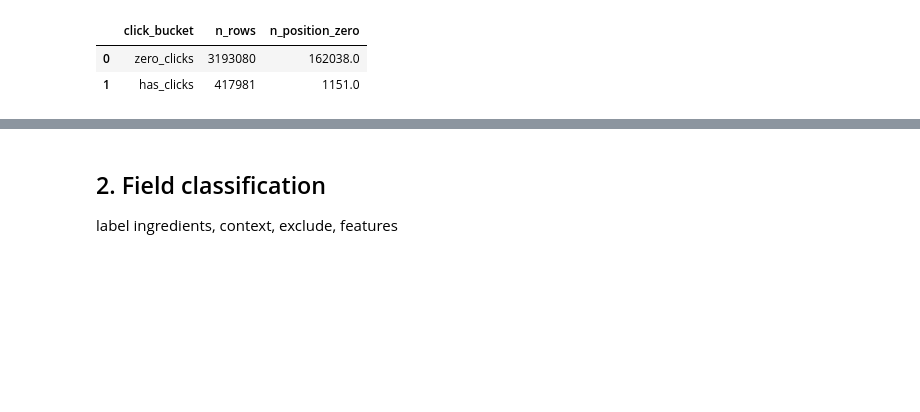
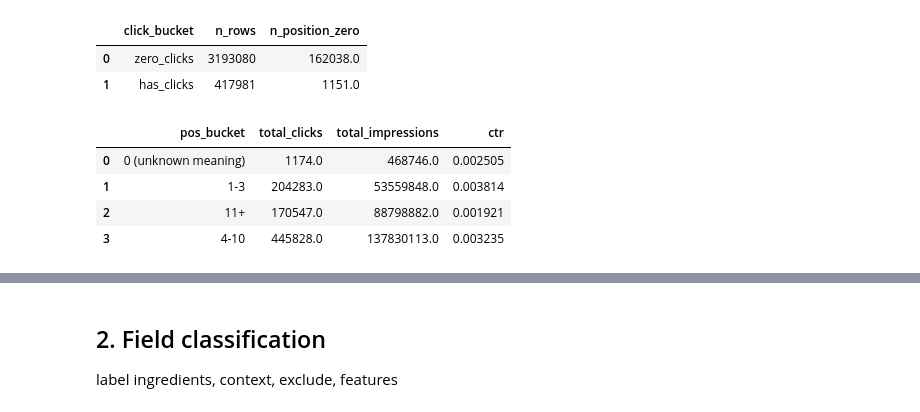
Before and after one commit to AxelYoel/FlyRank-AI-Internship---Axel-Yoel-Chandra, a Jupyter notebook: work/notebooks/w03_data_contract.ipynb, the cells around one changed output, grey strips where cells are left out. Cells and saved outputs as stored; diff of their text form; code cells hidden in the pictures; blank space fills up the shorter version.

```diff
--- a/work/notebooks/w03_data_contract.ipynb
+++ b/work/notebooks/w03_data_contract.ipynb
@@ -191,3 +191,24 @@ con.sql(f"""
 |  | click_bucket | n_rows | n_position_zero |
 | 0 | zero_clicks | 3193080 | 162038.0 |
 | 1 | has_clicks | 417981 | 1151.0 |
+# %%
+con.sql(f"""
+    SELECT
+      CASE WHEN gsc_avg_position = 0 THEN '0 (unknown meaning)'
+           WHEN gsc_avg_position <= 3 THEN '1-3'
+           WHEN gsc_avg_position <= 10 THEN '4-10'
+           ELSE '11+' END AS pos_bucket,
+      SUM(gsc_clicks) AS total_clicks,
+      SUM(gsc_impressions) AS total_impressions,
+      SUM(gsc_clicks)::DOUBLE / NULLIF(SUM(gsc_impressions), 0) AS ctr
+    FROM read_parquet('{rel}/fact_content_daily_performance/month=2026-03/data_0.parquet')
+    WHERE gsc_data_available = TRUE
+    GROUP BY 1
+    ORDER BY 1
+""").df()
+# %% [output]
+|  | pos_bucket | total_clicks | total_impressions | ctr |
+| 0 | 0 (unknown meaning) | 1174.0 | 468746.0 | 0.002505 |
+| 1 | 1-3 | 204283.0 | 53559848.0 | 0.003814 |
+| 2 | 11+ | 170547.0 | 88798882.0 | 0.001921 |
+| 3 | 4-10 | 445828.0 | 137830113.0 | 0.003235 |
```
Also changed, not shown: parts of 8 cells of this notebook.
